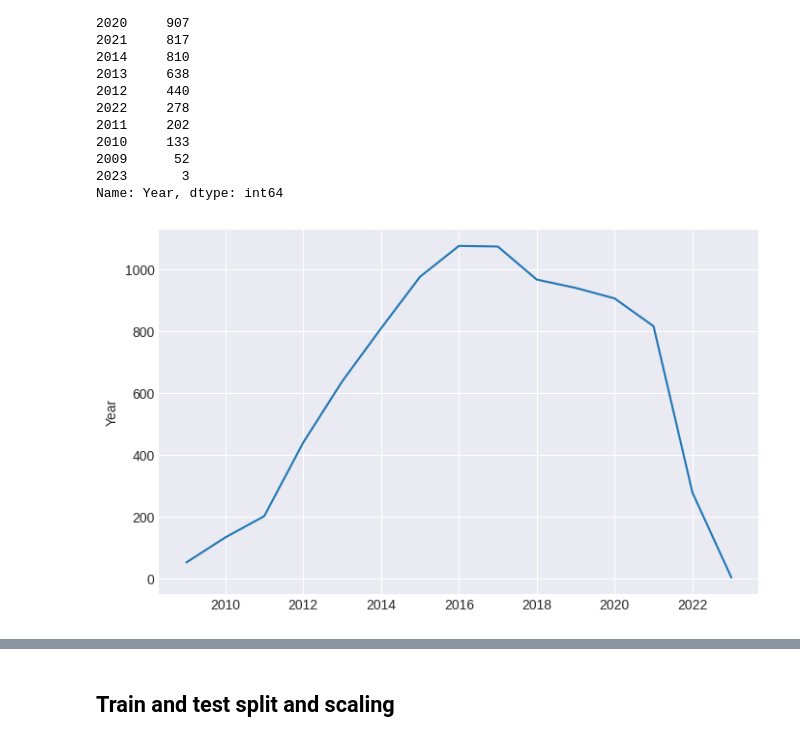
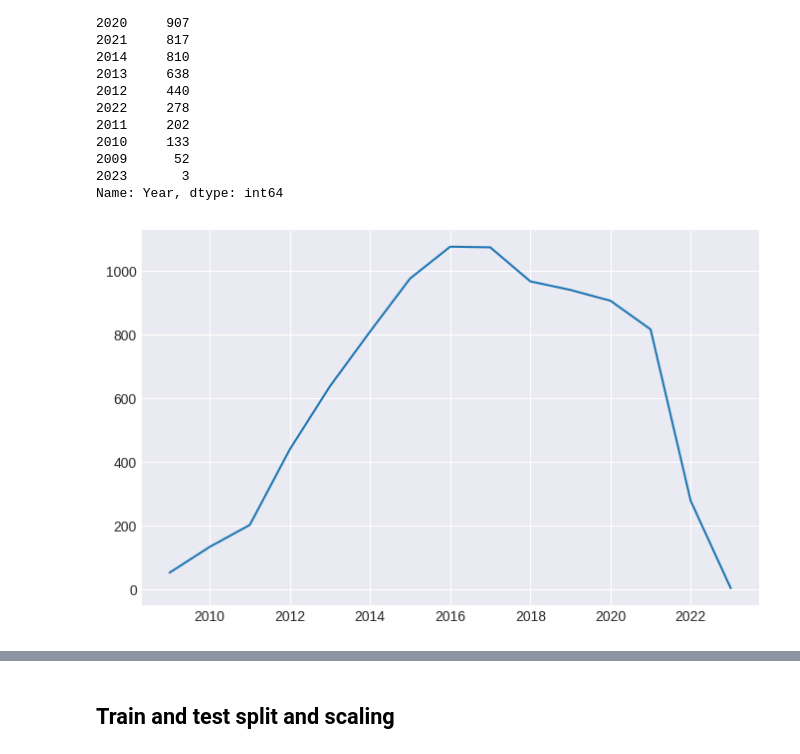
Before and after one commit to flohmannjr/Carvana-Predict-Car-Prices, a Jupyter notebook: Carvana_Predict_Car_Prices.ipynb, the cells around one changed output, grey strips where cells are left out. Saved outputs shown, nothing was run; the diff lists cells and outputs as text; code cells hidden in the pictures.

```diff
--- a/Carvana_Predict_Car_Prices.ipynb
+++ b/Carvana_Predict_Car_Prices.ipynb
@@ -69,11 +69,8 @@ df.drop_duplicates(inplace=True)
 # %%
 name = df['Name'].str.split()
 
-df['Manufacturer'] = name.str[0]
-df['Model']        = name.str[1:].str.join(' ')
-
-df['Manufacturer'] = df['Manufacturer'].astype('category').cat.codes
-df['Model']        = df['Model'].astype('category').cat.codes
+df['Brand'] = name.str[0]
+df['Model'] = name.str[1:].str.join(' ')
 # %%
 df.drop('Name', axis=1, inplace=True)
 # %% [markdown]
@@ -107,6 +104,10 @@ df['Year'].value_counts()
 2023       3
 Name: Year, dtype: int64
 # %%
-sns.lineplot(data=df['Year'].value_counts());
+sns.lineplot(data=df['Year'].value_counts())
+
+plt.title('')
+plt.xlabel('')
+plt.ylabel('');
 # %% [output]
-[figure, old version]
+[figure, new version]
```
Also changed, not shown: parts of 7 cells of this notebook.
